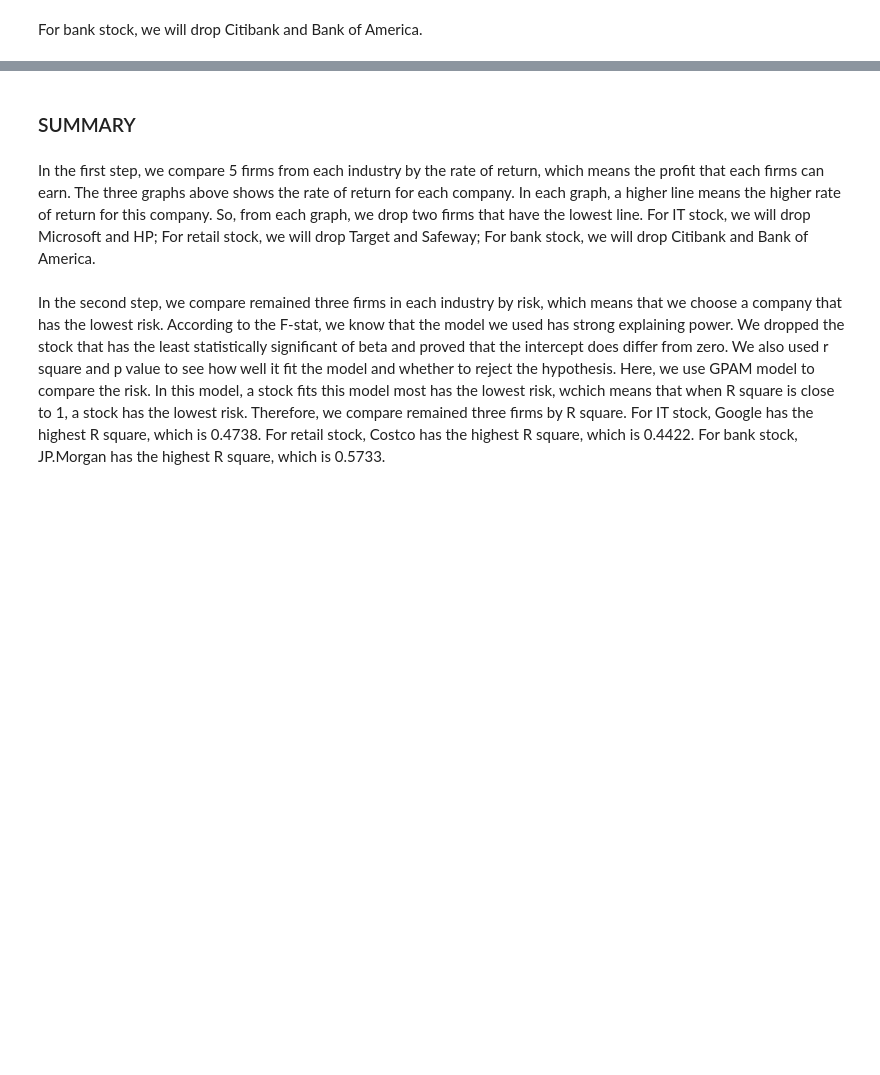
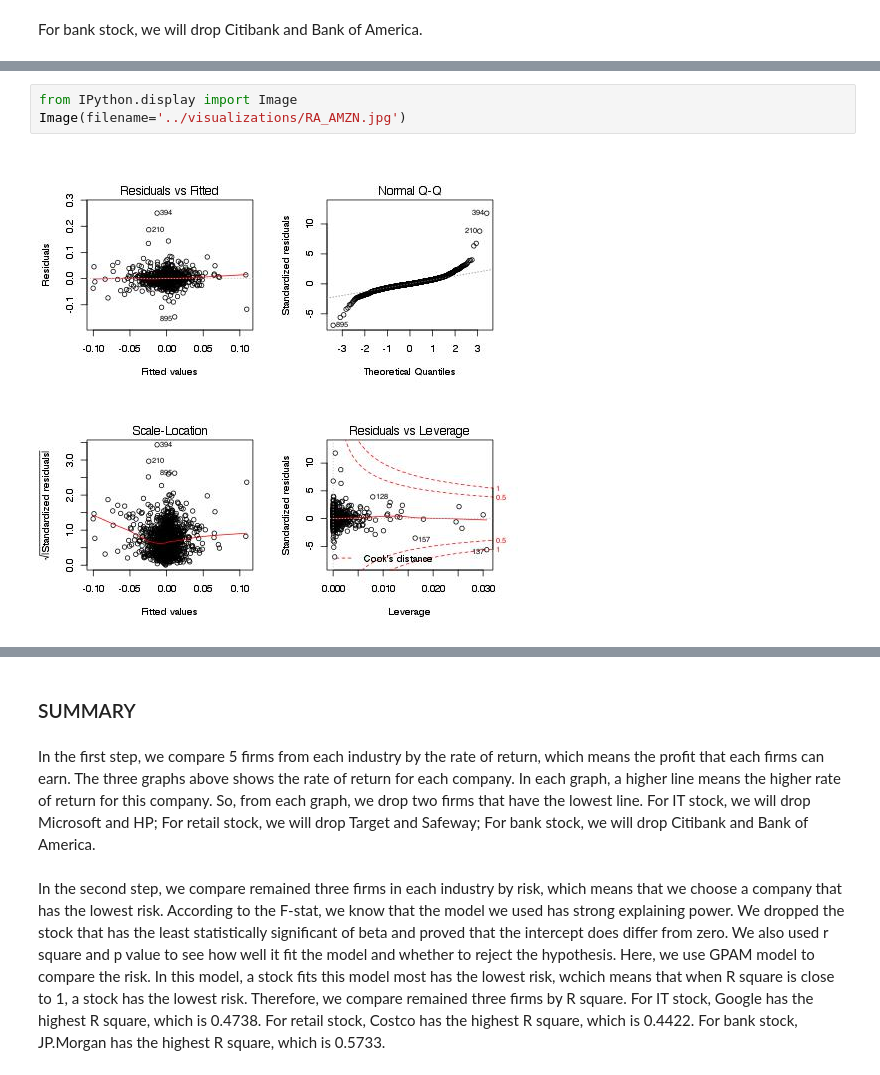
Before and after one commit to linuslin1/INNOVA, a Jupyter notebook: notebooks/NB4_project_report.ipynb, the cells around one changed output, grey strips where cells are left out. Drawn from its saved outputs; the diff is of its cells as text; blank space fills up the shorter version.

```diff
--- a/notebooks/NB4_project_report.ipynb
+++ b/notebooks/NB4_project_report.ipynb
@@ -58,0 +79,5 @@ For bank stock, we will drop Citibank and Bank of America.
+# %%
+from IPython.display import Image
+Image(filename='../visualizations/RA_AMZN.jpg')
+# %% [output]
+[figure, added]
```
Also changed, not shown: parts of 23 cells of this notebook.
